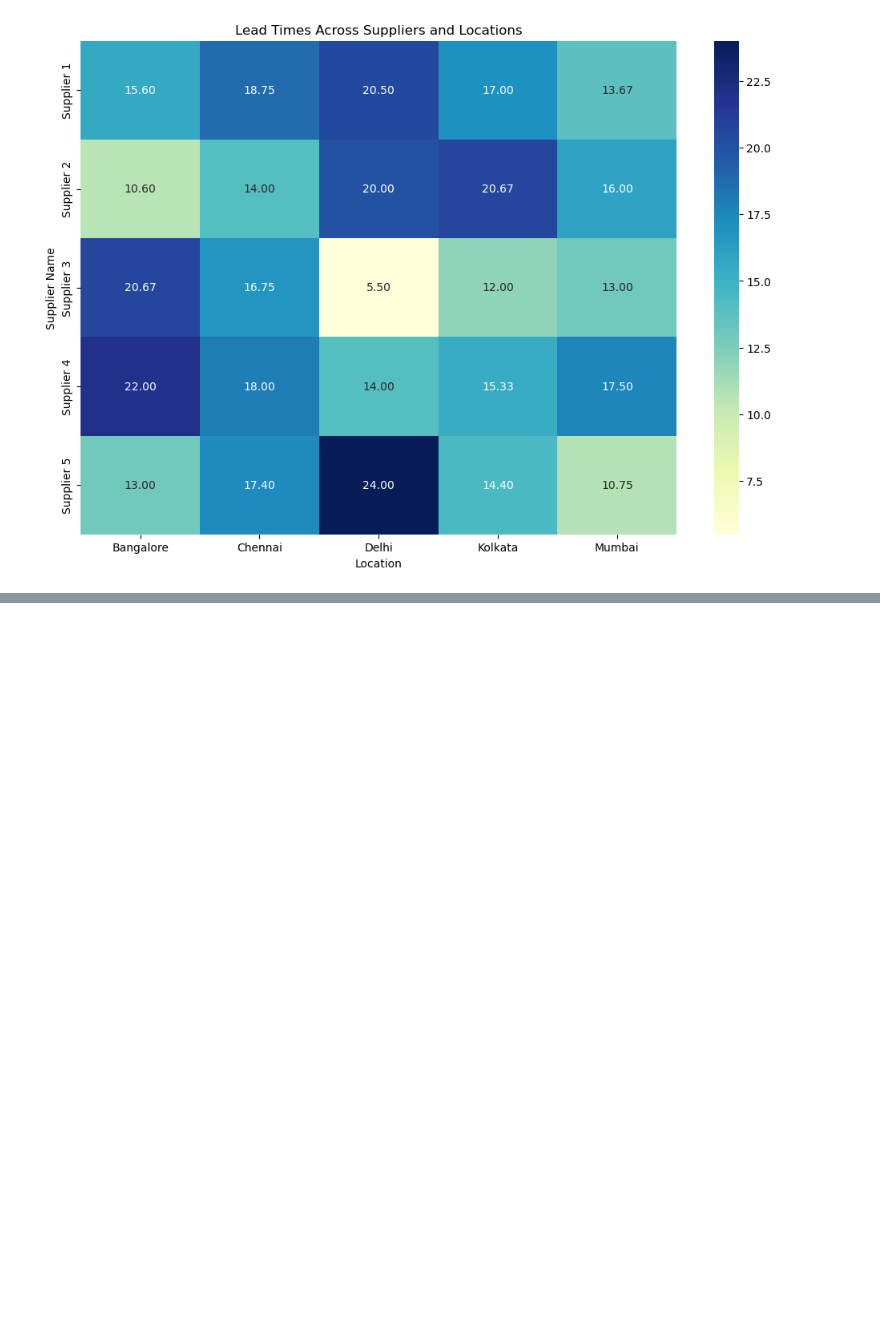
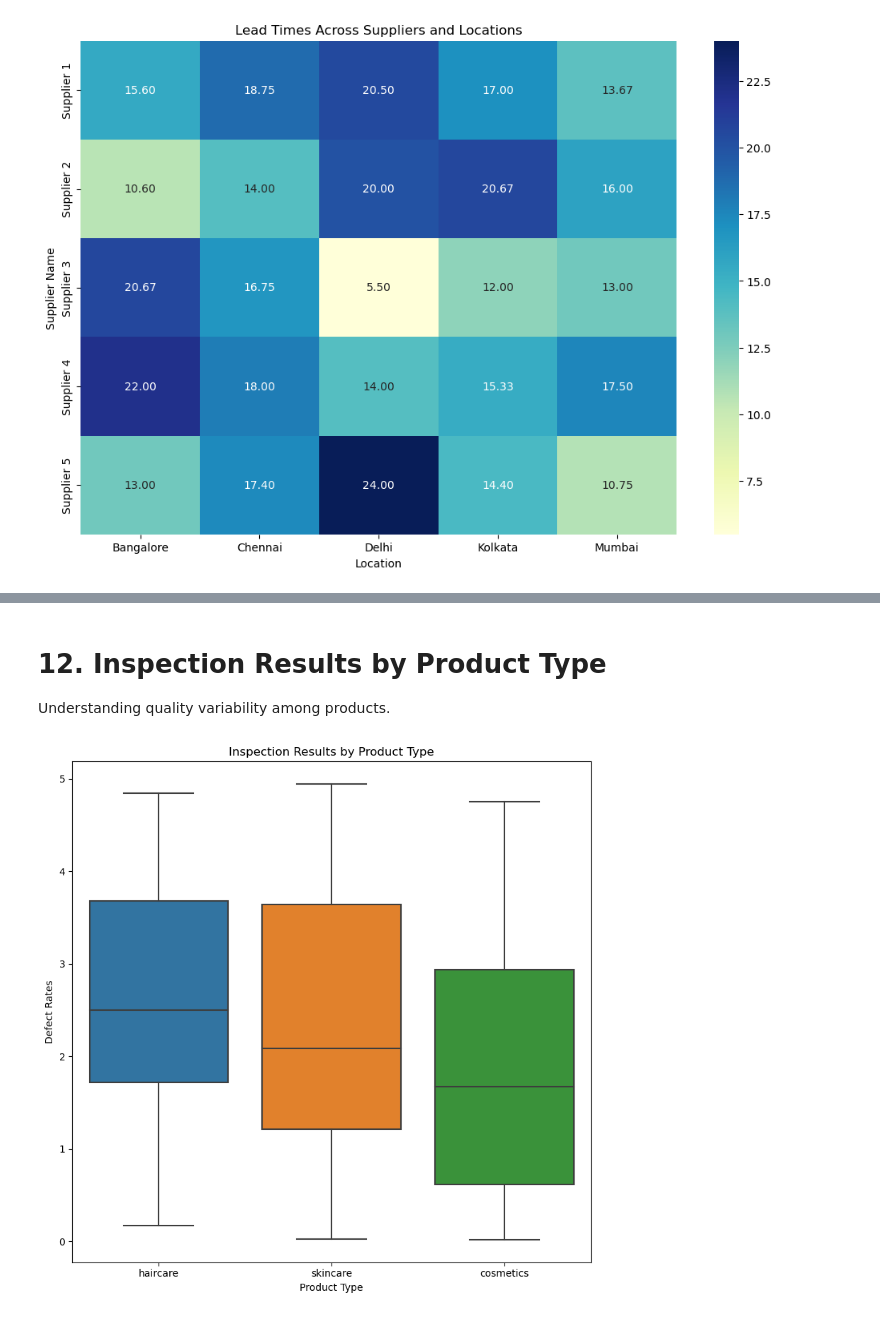
Before and after one commit to ram-polisetti/DataScience, a Jupyter notebook: Supplychain Projects/Visualization Projects/SupplychainDataInsights/supplychaindatainsightsvisualization.ipynb, the cells around one changed output, grey strips where cells are left out. Cells and saved outputs as stored; diff of their text form; code cells hidden in the pictures; blank space fills up the shorter version.

```diff
--- a/Supplychain Projects/Visualization Projects/SupplychainDataInsights/supplychaindatainsightsvisualization.ipynb
+++ b/Supplychain Projects/Visualization Projects/SupplychainDataInsights/supplychaindatainsightsvisualization.ipynb
@@ -224,0 +260,16 @@ plt.show()
+# %% [markdown]
+# 12. Inspection Results by Product Type
+Understanding quality variability among products.
+# %%
+plt.figure(figsize=(8, 8))
+sns.boxplot(x='product_type', y='defect_rates', data=data)
+plt.xlabel('Product Type')
+plt.ylabel('Defect Rates')
+plt.title('Inspection Results by Product Type')
+# plt.xticks(rotation=45)
+
+# Show the plot
+plt.tight_layout()
+plt.show()
+# %% [output]
+[figure, added]
```
Also changed, not shown: parts of 9 cells of this notebook.
